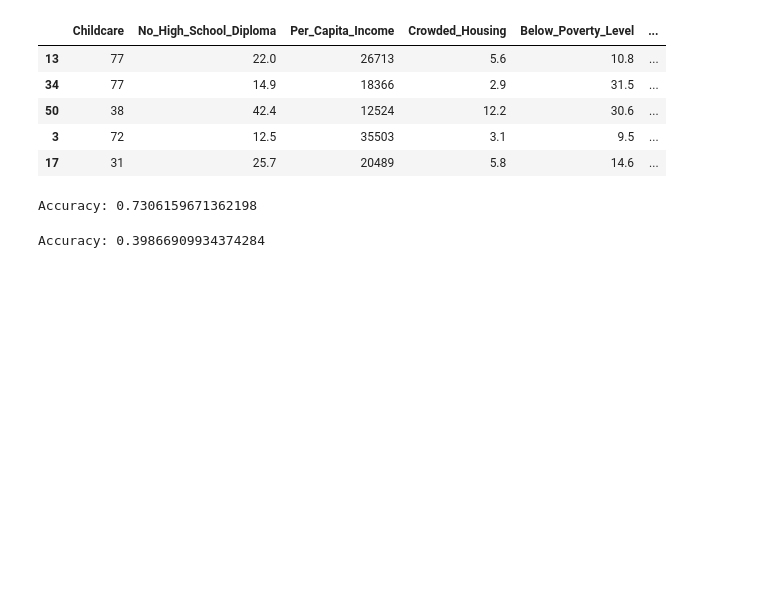
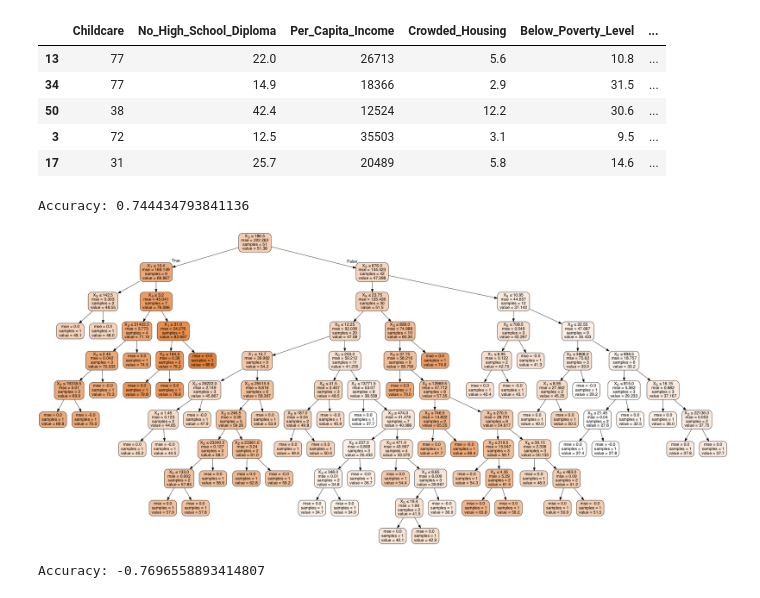
Before and after one commit to adithyansubramanian/Springboard_Capstone_project_1, a Jupyter notebook: Capstone_project_1_Machine_learning.ipynb, the cells around one changed output. Saved outputs shown, nothing was run; the diff lists cells and outputs as text; code cells hidden in the pictures; blank space fills up the shorter version.

```diff
--- a/Capstone_project_1_Machine_learning.ipynb
+++ b/Capstone_project_1_Machine_learning.ipynb
@@ -178,14 +189,27 @@ IX_train.head()
 | 17 | 31 | 25.7 | 20489 | 5.8 | 14.6 | ... |
 # %%
 from sklearn.tree import DecisionTreeRegressor
-clf = DecisionTreeRegressor()
+clf_LDT = DecisionTreeRegressor()
 
-clf = clf.fit(LX_train, Ly_train)
-Ly_pred = clf.predict(LX_test)
+clf_LDT = clf_LDT.fit(LX_train, Ly_train)
+Ly_pred = clf_LDT.predict(LX_test)
 # %%
 from sklearn import metrics
-print("Accuracy:",clf.score(LX_test, Ly_test))
+print("Accuracy:",clf_LDT.score(LX_test, Ly_test))
 # %% [output]
-Accuracy: 0.7306159671362198
+Accuracy: 0.744434793841136
+# %%
+from sklearn.externals.six import StringIO
+from IPython.display import Image
+from sklearn.tree import export_graphviz
+import pydotplus
+dot_data = StringIO()
+export_graphviz(clf_LDT, out_file=dot_data,
+                filled=True, rounded=True,
+                special_characters=True)
+graph = pydotplus.graph_from_dot_data(dot_data.getvalue())
+Image(graph.create_png())
+# %% [output]
+[figure, added]
 # %%
 #for infant mortality
@@ -196,4 +220,4 @@ Ly_pred = clf.predict(IX_test)
 # %%
-print("Accuracy:",clf.score(IX_test, Iy_test))
+print("Accuracy:",clf_IM.score(IX_test, Iy_test))
 # %% [output]
-Accuracy: 0.39866909934374284
+Accuracy: -0.7696558893414807
```
Also changed, not shown: parts of 11 cells of this notebook.
